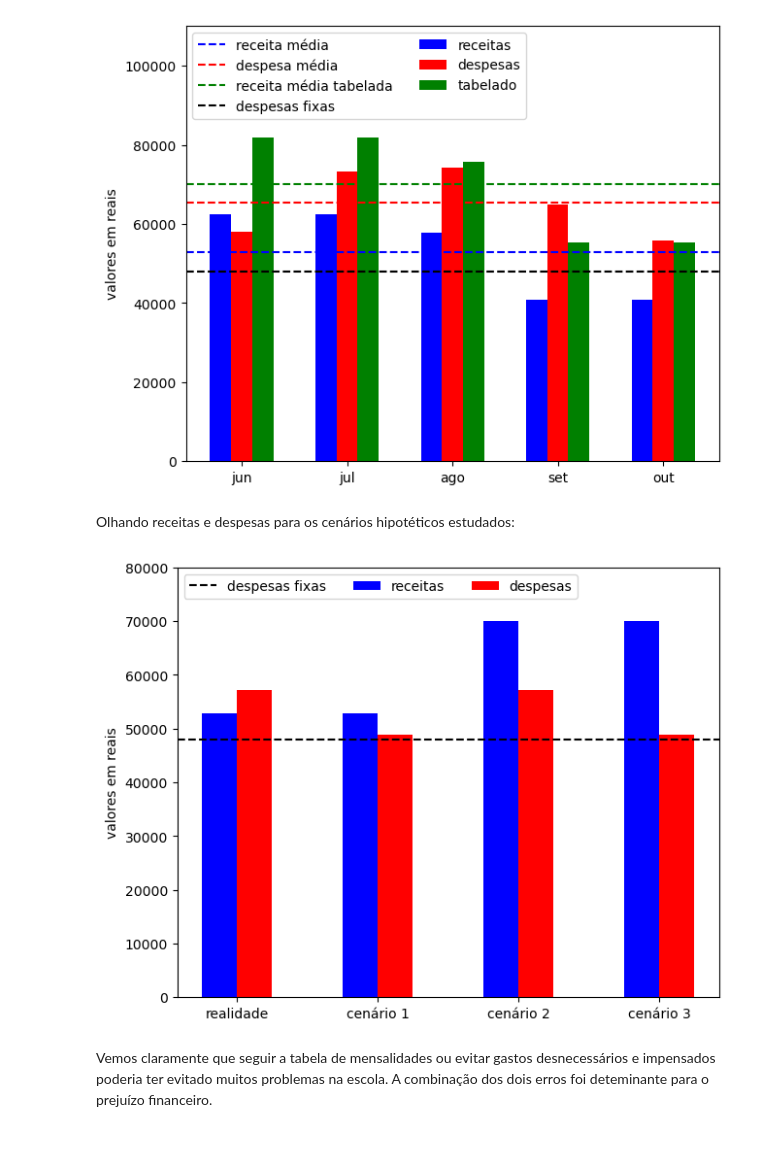
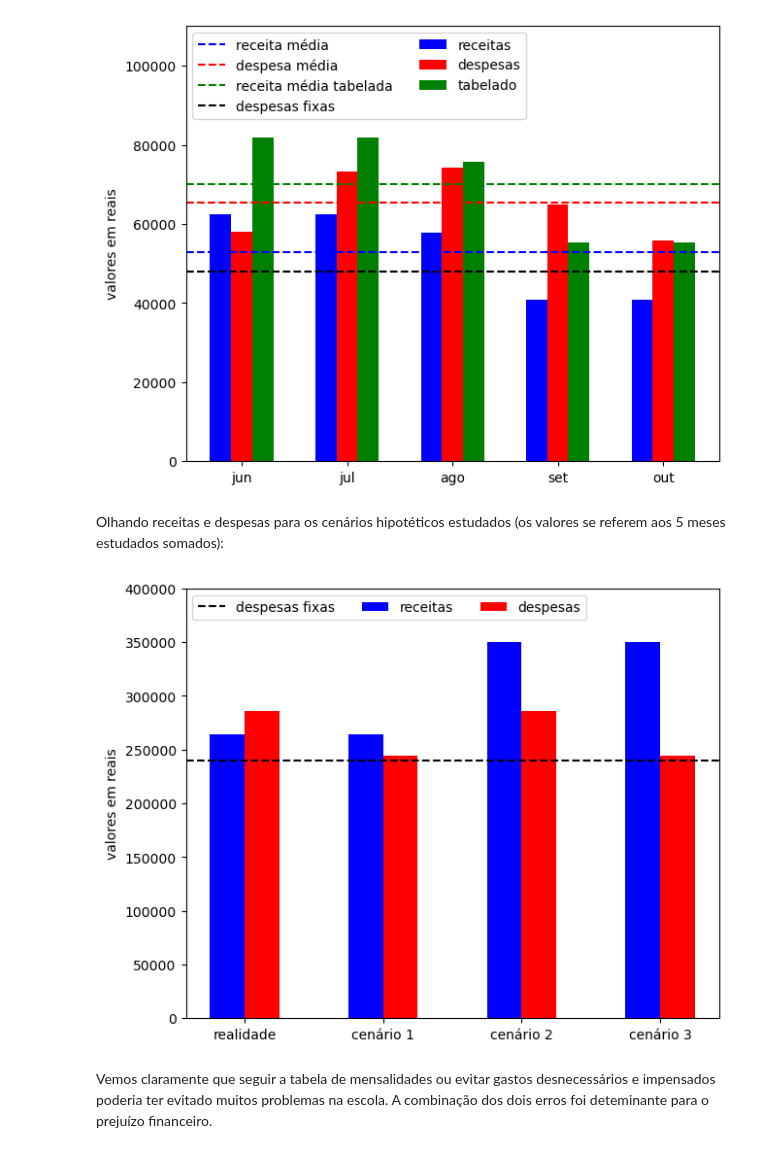
Before and after one commit to mp-resuldados/diagnostico-escola, a Jupyter notebook: notebooks/contas.ipynb, the cells around one changed output. Cells and saved outputs as stored; diff of their text form; code cells hidden in the pictures.

Commit message:
iclusão de um gráfico com discussão (cenários)

```diff
--- a/notebooks/contas.ipynb
+++ b/notebooks/contas.ipynb
@@ -719,40 +731,40 @@ fig.savefig('../imagens/comparacao-medias.png')
 # %% [output]
 [figure]
 # %% [markdown]
-Olhando receitas e despesas para os cenários hipotéticos estudados:
+Olhando receitas e despesas para os cenários hipotéticos estudados (os valores se referem aos 5 meses estudados somados):
 # %%
 meses = ('realidade', 'cenário 1', 'cenário 2', 'cenário 3')
 receitas_e_despesas = {
-    'receitas': cenarios['<R>'],
-    'despesas': cenarios['<D>'],
+    'receitas': 5*cenarios['<R>'],
+    'despesas': 5*cenarios['<D>'],
 }
 
 cores = {'receitas': 'blue', 'despesas': 'red'}
 
 x = np.arange(len(meses))
 largura = 0.25
 passo = 0.5
 
 fig, ax = plt.subplots(layout='constrained')
 
-ax.axhline(coef_linear_base, color='black', linestyle='dashed', label='despesas fixas')
+ax.axhline(5*coef_linear_base, color='black', linestyle='dashed', label='despesas fixas')
 
 for tipo, valores in receitas_e_despesas.items():
     offset = largura * passo
     rects = ax.bar(x + offset, valores, largura, label=tipo, color=cores[tipo])
     passo += 1
 
 ax.set_ylabel('valores em reais')
 # ax.set_title('Comparação entre receitas e despesas')
 ax.set_xticks(x + largura, meses)
 
-ax.set_ylim(0, 80000)
+ax.set_ylim(0, 400000)
 
 ax.legend(loc='upper left', ncols=3)
 
 fig.savefig('../imagens/cenarios.png')
 # %% [output]
-[figure, old version]
+[figure, new version]
 # %% [markdown]
 Vemos claramente que seguir a tabela de mensalidades ou evitar gastos desnecessários e impensados poderia ter evitado muitos problemas na escola. A combinação dos dois erros foi deteminante para o prejuízo financeiro.
 # %% [markdown]
```
Also changed, not shown: parts of 3 cells of this notebook, 2 other files.
